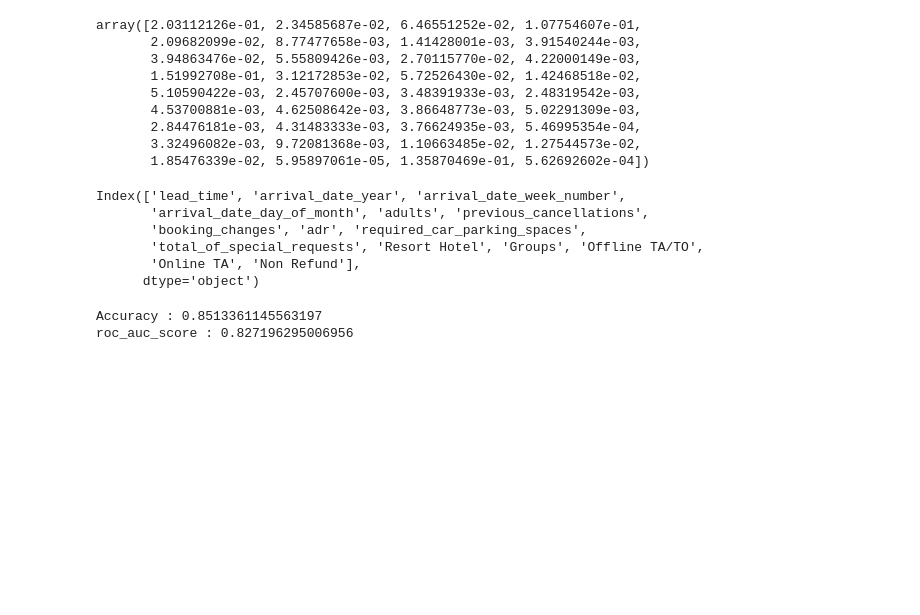
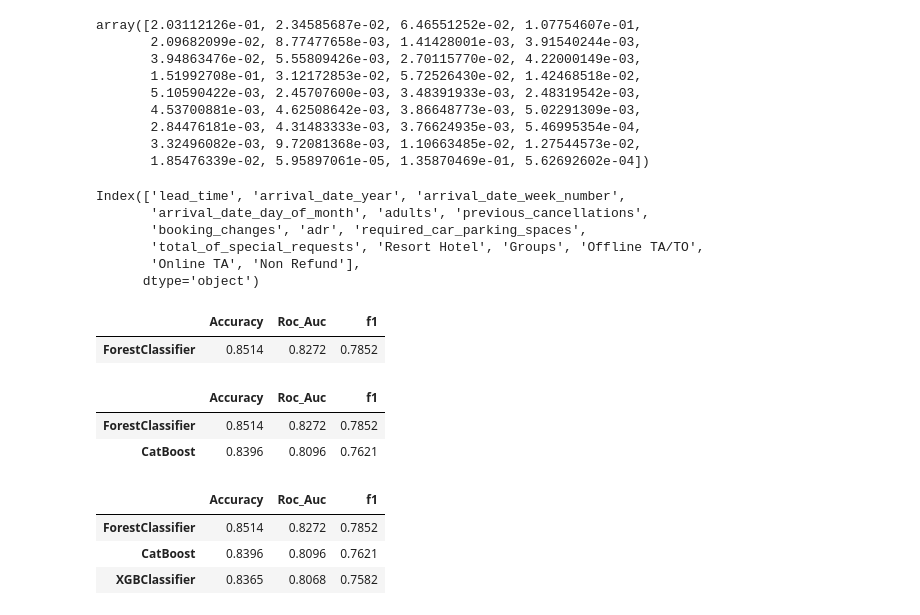
Before and after one commit to lKorron/ml_hotels, a Jupyter notebook: main.ipynb, the cells around one changed output. Drawn from its saved outputs; the diff is of its cells as text; code cells hidden in the pictures; blank space fills up the shorter version.

```diff
--- a/main.ipynb
+++ b/main.ipynb
@@ -264,7 +267,7 @@ Index(['lead_time', 'arrival_date_year', 'arrival_date_week_number',
 from sklearn.model_selection import train_test_split
 
 y = df_no_outliers['is_canceled']
-X = df_no_outliers[selected_features]
+X = df_no_outliers[selected_feautures]
 X_train, X_test, y_train, y_test = train_test_split(X,y,random_state = 1000 ,test_size=0.3)
 # %%
 from sklearn.preprocessing import StandardScaler
@@ -280,8 +288,13 @@ classifier.fit(X_train,y_train)
 
 y_pred = classifier.predict(X_test)
 
-print("Accuracy :", accuracy_score(y_test, y_pred))
-print ("roc_auc_score :", roc_auc_score(y_test,y_pred))
+accuracy.append(round(accuracy_score(y_test, y_pred),4))
+roc_auc.append(round(roc_auc_score(y_test, y_pred),4))
+f1 = np.append(f1, round(f1_score(y_test, y_pred),4))
+
+model_names.append('ForestClassifier')
+result_df1 = pd.DataFrame({'Accuracy':accuracy,'Roc_Auc':roc_auc, 'f1':f1}, index=model_names)
+result_df1
 # %% [output]
-Accuracy : 0.8513361145563197
-roc_auc_score : 0.827196295006956
+|  | Accuracy | Roc_Auc | f1 |
+| ForestClassifier | 0.8514 | 0.8272 | 0.7852 |
@@ -287,0 +303,41 @@ roc_auc_score : 0.827196295006956
+# %%
+from catboost import CatBoostClassifier
+
+catboost_base = CatBoostClassifier(verbose=False,random_state=0)
+
+catboost_base.fit(X_train, y_train,eval_set=(X_test, y_test))
+y_pred = catboost_base.predict(X_test)
+
+accuracy.append(round(accuracy_score(y_test, y_pred),4))
+roc_auc.append(round(roc_auc_score(y_test, y_pred),4))
+f1 = np.append(f1, round(f1_score(y_test, y_pred),4))
+
+model_names.append('CatBoost')
+result_df2 = pd.DataFrame({'Accuracy':accuracy,'Roc_Auc':roc_auc, 'f1':f1}, index=model_names)
+result_df2
+# %% [output]
+|  | Accuracy | Roc_Auc | f1 |
+| ForestClassifier | 0.8514 | 0.8272 | 0.7852 |
+| CatBoost | 0.8396 | 0.8096 | 0.7621 |
+# %%
+from xgboost import XGBClassifier
+
+xgbc_base = XGBClassifier(random_state=0)
+
+xgbc_base.fit(X_train, y_train)
+y_pred = xgbc_base.predict(X_test)
+
+accuracy.append(round(accuracy_score(y_test, y_pred),4))
+roc_auc.append(round(roc_auc_score(y_test, y_pred),4))
+f1 = np.append(f1, round(f1_score(y_test, y_pred),4))
+
+model_names.append('XGBClassifier')
+result_df3 = pd.DataFrame({'Accuracy':accuracy,'Roc_Auc':roc_auc, 'f1':f1}, index=model_names)
+result_df3
+# %%
+result_df3
+# %% [output]
+|  | Accuracy | Roc_Auc | f1 |
+| ForestClassifier | 0.8514 | 0.8272 | 0.7852 |
+| CatBoost | 0.8396 | 0.8096 | 0.7621 |
+| XGBClassifier | 0.8365 | 0.8068 | 0.7582 |
```
Also changed, not shown: parts of 4 cells of this notebook.
